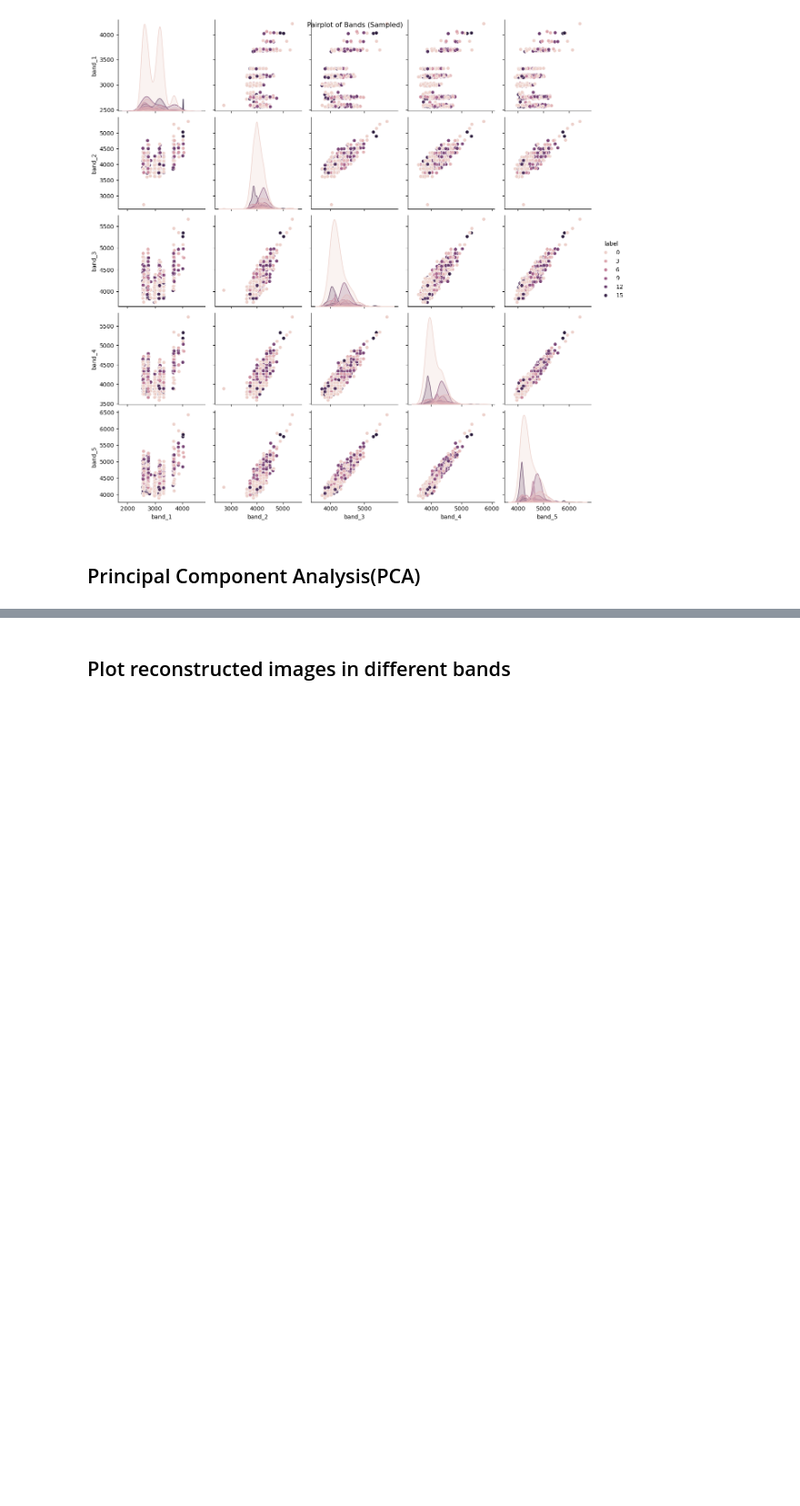
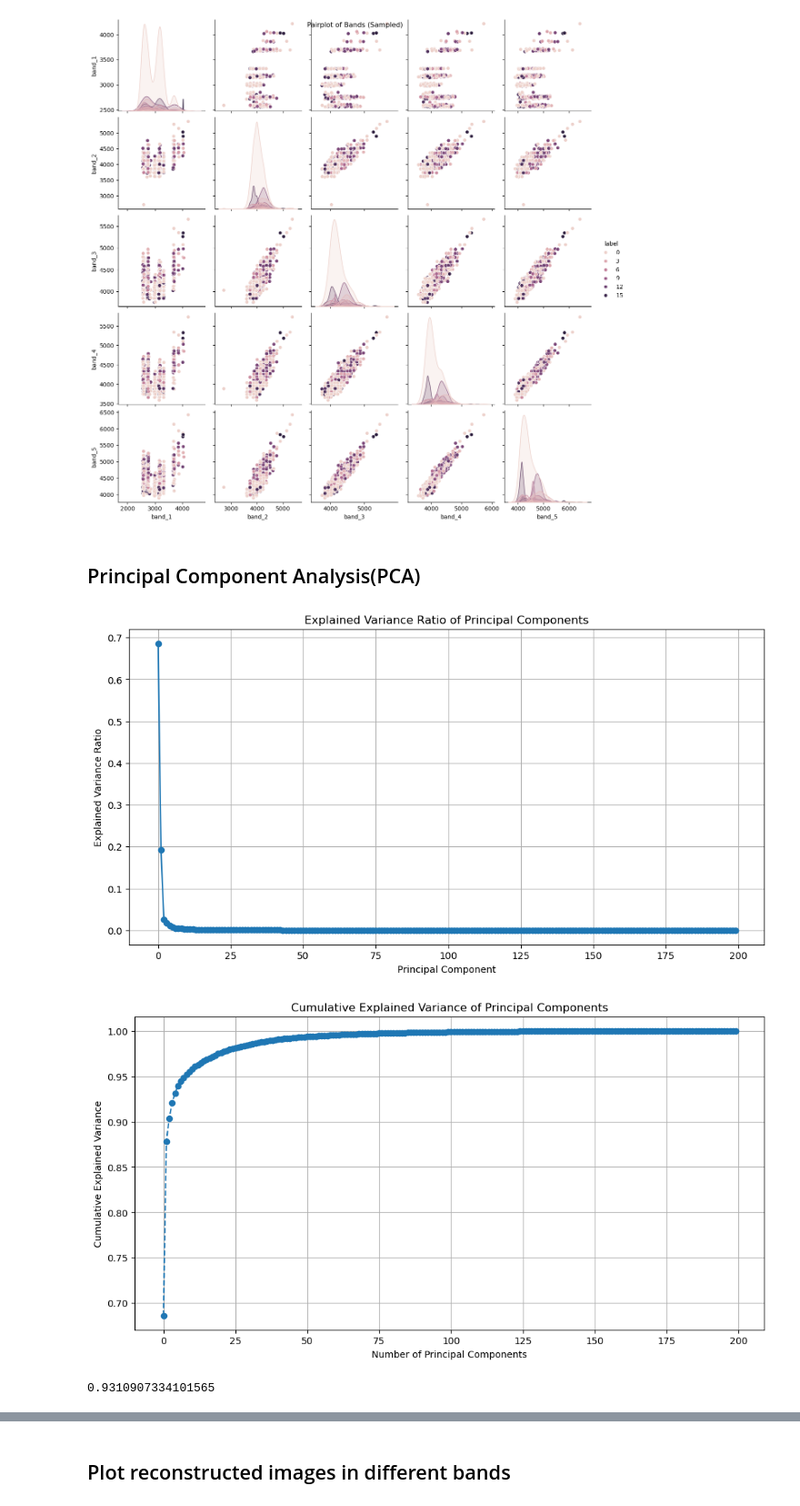
Before and after one commit to VanuatuN/MM, a Jupyter notebook: Indian_pines_classification.ipynb, the cells around one changed output, grey strips where cells are left out. Shown at 91% size. Saved outputs shown, nothing was run; the diff lists cells and outputs as text; code cells hidden in the pictures; blank space fills up the shorter version.

```diff
--- a/Indian_pines_classification.ipynb
+++ b/Indian_pines_classification.ipynb
@@ -152,3 +152,49 @@ max       16.000000
 [figure]
 # %% [markdown]
 ## Principal Component Analysis(PCA)
+# %%
+from sklearn.decomposition import PCA
+X_reshaped = X.reshape(-1, X.shape[2])
+
+# Standardize the features (optional but recommended for PCA)
+X_standardized = (X_reshaped - X_reshaped.mean(axis=0)) / X_reshaped.std(axis=0)
+
+# Apply PCA
+pca = PCA()
+X_pca = pca.fit_transform(X_standardized)
+
+# DataFrame for principal components and labels
+columns = [f'PC_{i+1}' for i in range(X_pca.shape[1])]
+df_pca = pd.DataFrame(data=X_pca, columns=columns)
+df_pca['label'] = y.flatten()
+
+# Explained Variance Ratio
+explained_variance_ratio = pca.explained_variance_ratio_
+cumulative_explained_variance = np.cumsum(explained_variance_ratio)
+
+# Plot explained variance ratio
+plt.figure(figsize=(12, 6))
+plt.plot(explained_variance_ratio, marker='o')
+plt.title('Explained Variance Ratio of Principal Components')
+plt.xlabel('Principal Component')
+plt.ylabel('Explained Variance Ratio')
+plt.grid(True)
+plt.show()
+
+# Plot cumulative explained variance
+plt.figure(figsize=(12, 6))
+plt.plot(cumulative_explained_variance, marker='o', linestyle='--')
+plt.title('Cumulative Explained Variance of Principal Components')
+plt.xlabel('Number of Principal Components')
+plt.ylabel('Cumulative Explained Variance')
+plt.grid(True)
+plt.show()
+# %% [output]
+[figure, added]
+[figure, added]
+# %%
+df_pca
+explained_variance_ratio = pca.explained_variance_ratio_
+explained_variance_ratio[0:5].sum()
+# %% [output]
+0.9310907334101565
```
Also changed, not shown: parts of 6 cells of this notebook, 1 other file.
